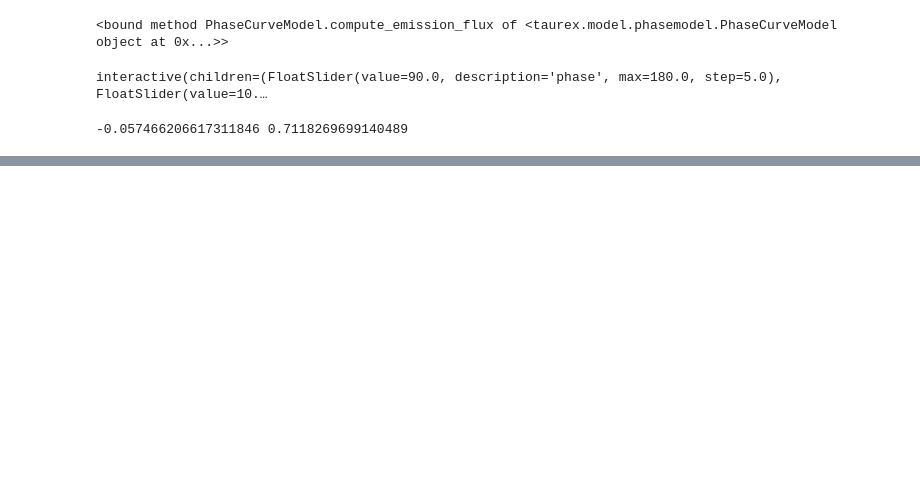
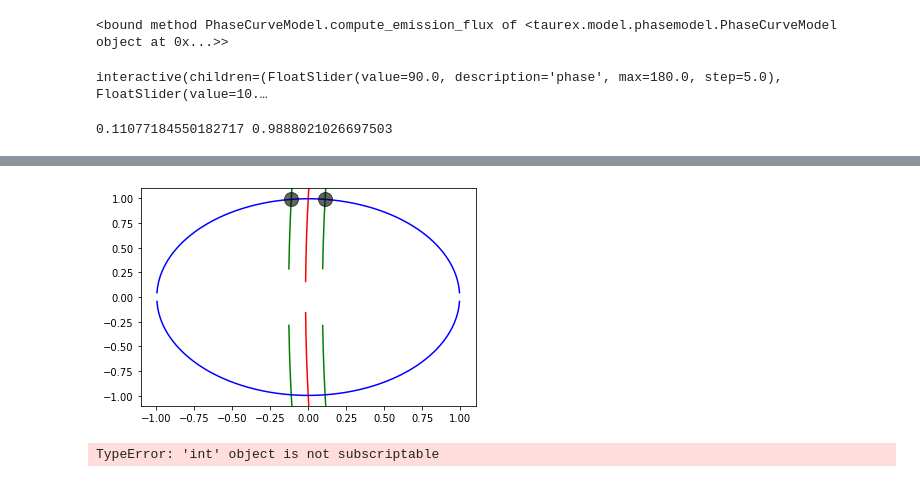
Before and after one commit to ucl-exoplanets/TauREx3_public, a Jupyter notebook: examples/notebooks/PhaseCurve.ipynb, the cells around one changed output, grey strips where cells are left out. Cells and saved outputs as stored; diff of their text form; code cells hidden in the pictures; blank space fills up the shorter version.

Commit message:
phase notebook saved

```diff
--- a/examples/notebooks/PhaseCurve.ipynb
+++ b/examples/notebooks/PhaseCurve.ipynb
@@ -856,11 +858,11 @@ import matplotlib.pyplot as plt
 import numpy as np
 import sys
 
-mu = 0.7
-P = 70
+mu = 0.1
+P = 91
 K = 40
 P = P*np.pi/180
-K = K/180 * np.sin(P)
+K = K/360 * np.sin(P)
 
 
 x = np.linspace(-1,1,1000)
@@ -895,8 +897,9 @@ plt.plot(x,ru, color='blue')
 plt.plot(x,rl, color='blue')
 plt.plot(X1,Y1, 'o',color= 'black',markersize=14, alpha=100)
 plt.plot(X2,Y2, 'o',color= 'black',markersize=14, alpha=100)
+
 plt.xlim([-1.1,1.1])
 plt.ylim([-1.1,1.1])
 plt.show()
 # %% [output]
--0.057466206617311846 0.7118269699140489
+0.11077184550182717 0.9888021026697503
@@ -904,0 +906 @@ plt.show()
+[figure, added]
@@ -904,0 +1002,13 @@ plt.show()
+# %%
+P = 75
+K = 30
+P = P*np.pi/180
+K = K/360 * np.sin(P)
+#K = K/360
+#K = K * np.pi / 180 * np.sin(P)
+T1 = 1600
+T2 = 1400
+T3 = 1000
+plot_phase(T1,T2,T3,P,K)
+# %% [output]
+TypeError: 'int' object is not subscriptable
```
Also changed, not shown: parts of 15 cells of this notebook.
